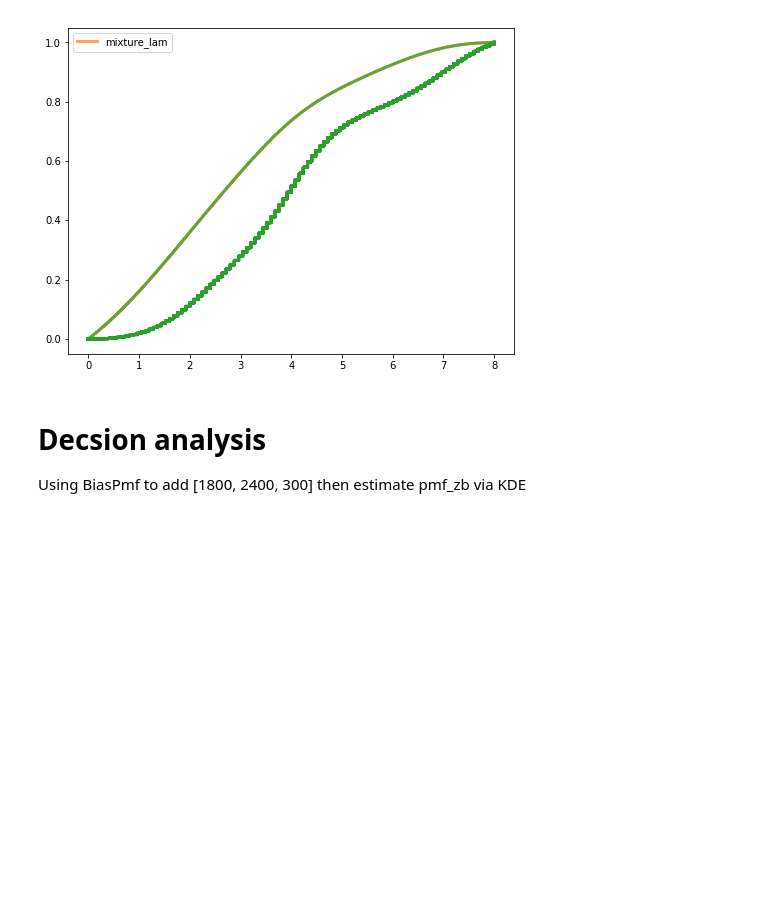
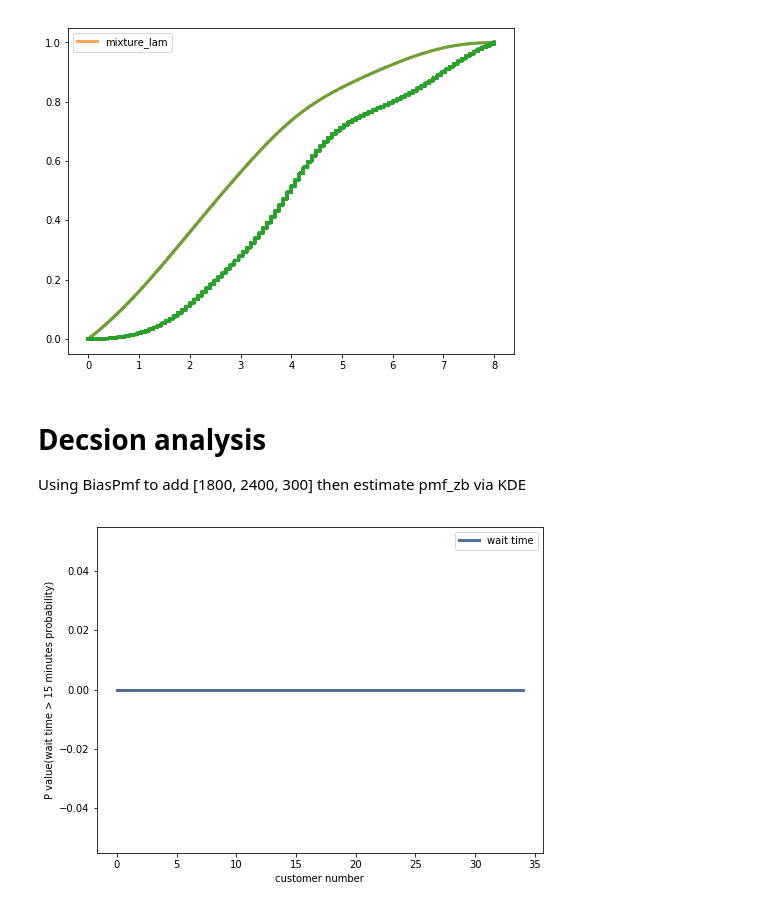
Before and after one commit to llv22/thinkbayes, a Jupyter notebook: chapter8/chapter8_statistic.ipynb, the cells around one changed output. Cells and saved outputs as stored; diff of their text form; code cells hidden in the pictures; blank space fills up the shorter version.

```diff
--- a/chapter8/chapter8_statistic.ipynb
+++ b/chapter8/chapter8_statistic.ipynb
@@ -13,6 +13,10 @@ from thinkbayes2 import Suite, Pmf, Pdf, Mean, MeanVar, EvalPoissonPmf, \
 import matplotlib.pyplot as plt
 import thinkplot
 # %%
+# longest hypothetical time between trains, in seconds
+# refer to https://github.com/AllenDowney/ThinkBayes/blob/master/code/redline.py
+UPPER_BOUND = 1200
+
 def MakeRange(low=10, high=None, skip=10):
     """Makes a range representing possible gap times in seconds.
     low: where to start
@@ -245,14 +286,38 @@ cdf_zp.Sample(n)
 # %%
 cdf_zp = BiasPmf(pmf_z).MakeCdf()
-sample_zb = cdf_zp.Sample(n).append([1800, 2400, 300])
-pdf_zb = EstimatePdf(sample_zb)
+# print(cdf_zp.Sample(n).shape)
+# using np.append to add array to the tail of orignal array
+# refer to https://www.w3resource.com/python-exercises/numpy/python-numpy-exercise-12.php
+sample_zb = np.append(cdf_zp.Sample(n), [1800, 2400, 300])
+# print(sample_zb.shape)
+pdf_zb = EstimatedPdf(sample_zb)
 xs = MakeRange(low = 60)
 # what's the implementation of pdf_zb MakePmf()
-pmf_zb = pdf_zb.MakePmf(xs)
+pmf_zb = pdf_zb.MakePmf(xs=xs)
 pmf_z = UnbiasPmf(pmf_zb)
 wtc = WaitTimeCalculator(pmf_z)
 # %%
 def ProbLongWait(num_passengers, minutes):
+    lam = 2.0 / 60
     ete = ElapsedTimeEstimator(wtc, lam, num_passengers)
     cdf_y = ete.pmf_y.MakeCdf()
     prob = 1 - cdf_y.Prob(minutes * 60)
+    return prob
+# %%
+pmf_wait = Pmf()
+minutes_wait = 15
+for n in range(35):
+    prob = ProbLongWait(n, minutes_wait)
+#     print(n, prob)
+    pmf_wait.Set(n, prob)
+
+# thinkplot for visualization
+thinkplot.Clf()
+thinkplot.PrePlot(num=2)
+thinkplot.Plot(pmf_wait, label='wait time')
+plt.xlabel("customer number")
+plt.ylabel("P value(wait time > 15 minutes probability)")
+plt.legend()
+plt.show()
+# %% [output]
+[figure, added]
```
Also changed, not shown: parts of 2 cells of this notebook, 1 other file.
